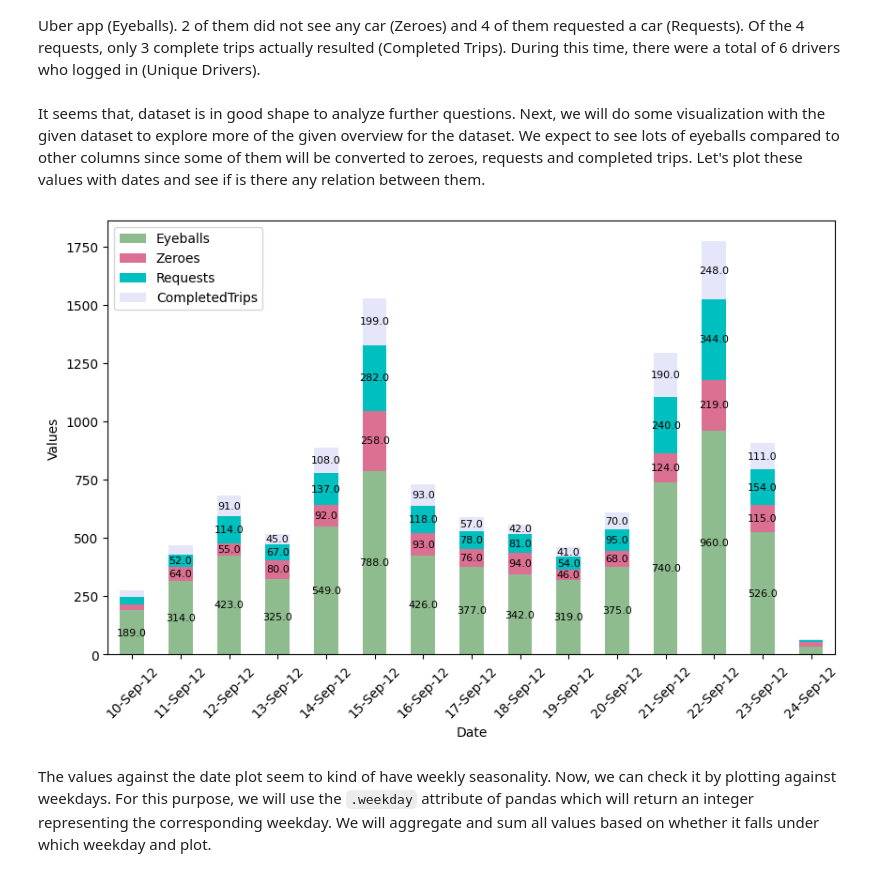
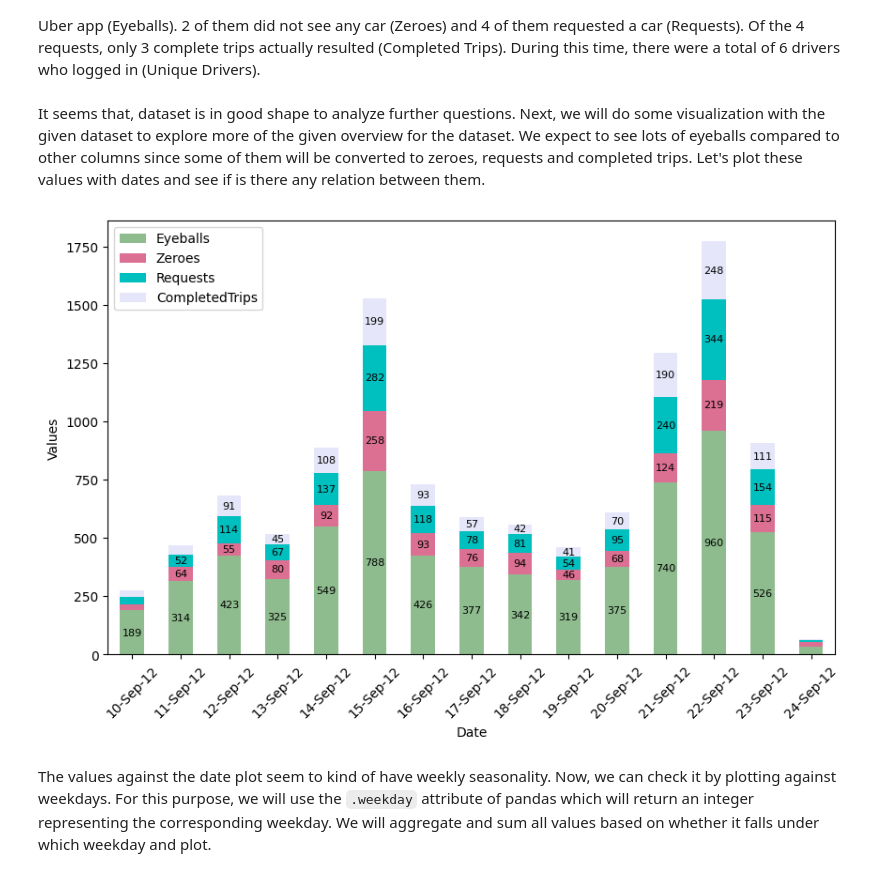
Before and after one commit to manujsinghwal/insights-from-uber-supply-and-demand-data, a Jupyter notebook: insights_from_uber_supply_and_demand_data.ipynb, the cells around one changed output. Cells and saved outputs as stored; diff of their text form; code cells hidden in the pictures.

```diff
--- a/insights_from_uber_supply_and_demand_data.ipynb
+++ b/insights_from_uber_supply_and_demand_data.ipynb
@@ -145,32 +145,32 @@ plt.rcParams["figure.figsize"] = (10,6)
 # %%
 # Defining the color pallete
 color_pallete = list(islice(cycle(['darkseagreen', 'palevioletred', 'c', 'lavender']), None, len(df)))
 
 ax1 = (
       df[['Date', 'Eyeballs', 'Zeroes', 'Requests', 'CompletedTrips']]
       .groupby('Date')
       .sum()
       .reset_index()
       .plot(kind='bar', stacked=True, x='Date', color=color_pallete)
     )
 
 # Annotating on the bars
 for c in ax1.containers:
     # If the segment is small or 0, we can customize the labels
     labels = []
     for v in c:
         if v.get_height() > 40:
-            labels.append(v.get_height())
+            labels.append(int(v.get_height()))
         else:
             labels.append('')
 
     ax1.bar_label(c, labels=labels, label_type='center', fontsize=8)
 
 plt.ylabel("Values")
 plt.xticks(rotation=45)
 plt.show()
 # %% [output]
-[figure, old version]
+[figure, new version]
 # %% [markdown]
 The values against the date plot seem to kind of have weekly seasonality. Now, we can check it by plotting against weekdays. For this purpose, we will use the `.weekday` attribute of pandas which will return an integer representing the corresponding weekday. We will aggregate and sum all values based on whether it falls under which weekday and plot.
 # %%
```
Also changed, not shown: parts of 4 cells of this notebook.
